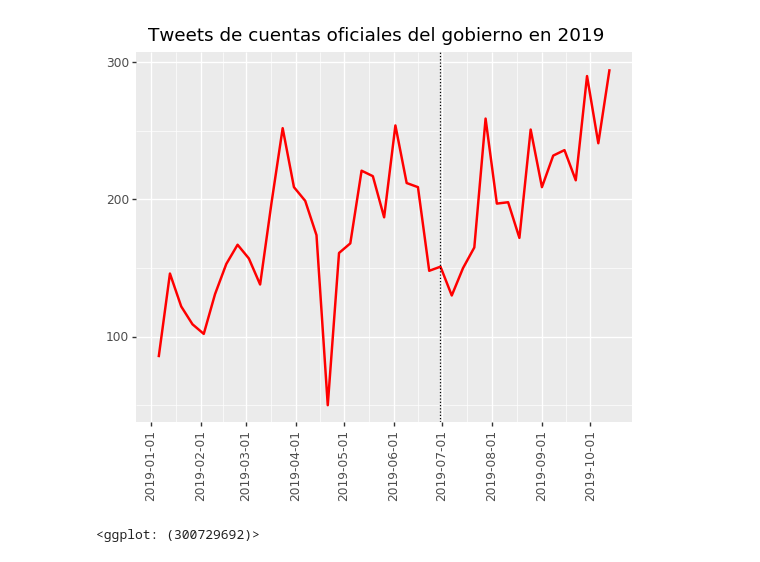
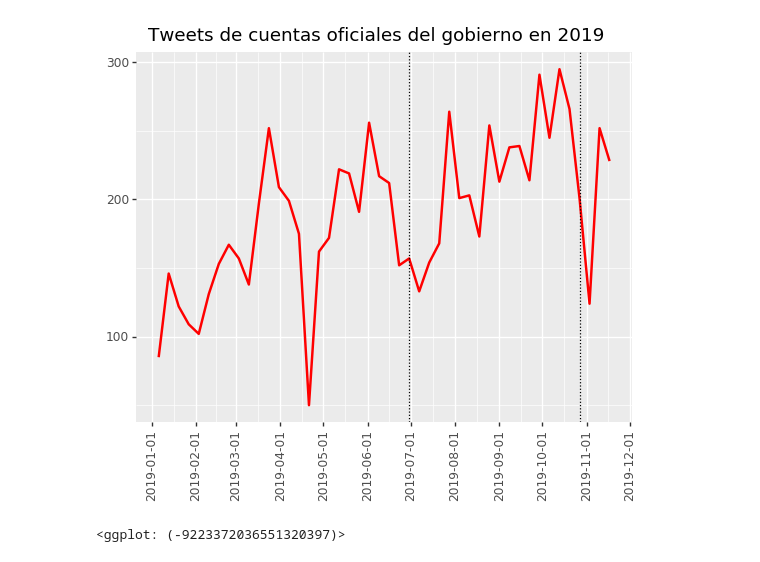
Before and after one commit to rxavier/twitter-oficiales, a Jupyter notebook: twitter-oficial.ipynb, the cells around one changed output. Cells and saved outputs as stored; diff of their text form; code cells hidden in the pictures.

```diff
--- a/twitter-oficial.ipynb
+++ b/twitter-oficial.ipynb
@@ -4,12 +4,12 @@ import pandas as pd
 import base
 # %%
 PATH = "data.csv"
-USERS_DATA = ["SCPresidenciauy", "oppuruguay", "MRREE_Uruguay", "MGAPUruguay",
+USERS_DATA = ["SCPresidenciauy", "oppuruguay", "1500Opp", "MRREE_Uruguay", "MGAPUruguay",
               "MDN_Uruguay", "Mvotma_Uruguay", "midesuy", "MIEM_Uruguay",
               "MI_UNICOM", "mef_Uruguay", "Uruguay_Natural", "MEC_Uruguay",
               "MSPUruguay", "MTSSuy", "mtopuy", "ASSEcomunica", "ANEP_Uruguay",
               "Udelaruy"]
-USERS_PLOT = ["SCPresidenciauy", "oppuruguay", "MRREE_Uruguay", "MGAPUruguay",
+USERS_PLOT = ["SCPresidenciauy", "oppuruguay", "1500Opp", "MRREE_Uruguay", "MGAPUruguay",
               "MDN_Uruguay", "Mvotma_Uruguay", "midesuy", "MIEM_Uruguay",
               "MI_UNICOM", "mef_Uruguay", "Uruguay_Natural", "MEC_Uruguay",
               "MSPUruguay", "MTSSuy", "mtopuy", "ASSEcomunica", "ANEP_Uruguay",
@@ -19,8 +19,8 @@ prev_data = pd.read_csv(PATH, sep=" ").sort_values(["User", "Date"])
 full_data = base.get_data(USERS_DATA, data=prev_data)
 # %%
 plot, data = base.mungle_plot(full_data, users=USERS_PLOT, aggregation="7D",
-                              end="2019-10-13")
+                              end="2019-11-18")
 plot
 # %% [output]
-[figure, old version]
+[figure, new version]
-<ggplot: (300729692)>
+<ggplot: (-9223372036551320397)>
```
Also changed, not shown: 2 other files.
